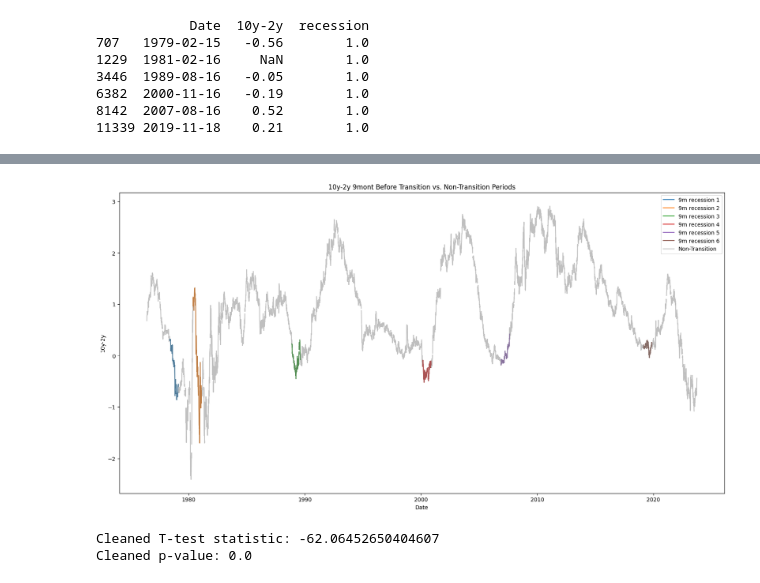
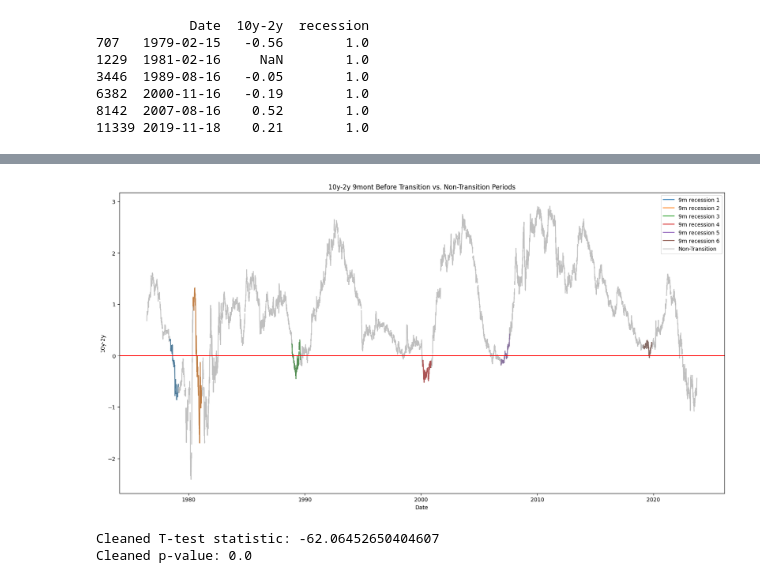
Before and after one commit to jeanDeluge/upstage_eda_1, a Jupyter notebook: data_EDA.ipynb, the cells around one changed output, grey strips where cells are left out. Drawn from its saved outputs; the diff is of its cells as text; code cells hidden in the pictures.

```diff
--- a/data_EDA.ipynb
+++ b/data_EDA.ipynb
@@ -782,22 +782,23 @@ print(transition_periods)
 # %%
 import matplotlib.pyplot as plt
 
 # Plotting the '10y-2y' values for each transition period
 plt.figure(figsize=(20, 10), facecolor='white')
 for i, period in enumerate(transition_periods, 1):
     plt.plot(period['Date'], period['10y-2y'], label=f'9m recession {i}')
 
 # Plotting the '10y-2y' values for non-transition periods
 non_transition_data = data[~data['Date'].isin([p['Date'].iloc[0] for p in transition_periods])]
 plt.plot(non_transition_data['Date'], non_transition_data['10y-2y'], label='Non-Transition', color='grey', alpha=0.5)
 
 plt.title('10y-2y 9mont Before Transition vs. Non-Transition Periods')
 plt.xlabel('Date')
 plt.ylabel('10y-2y')
 plt.legend()
+plt.axhline(y=0, color='red')
 plt.show()
 # %% [output]
-[figure, old version]
+[figure, new version]
 # %%
 # Removing missing values from transition and non-transition '10y-2y' data
 clean_transition_values = [x for x in transition_values_flat if not pd.isna(x)]
```
Also changed, not shown: parts of 18 cells of this notebook.
